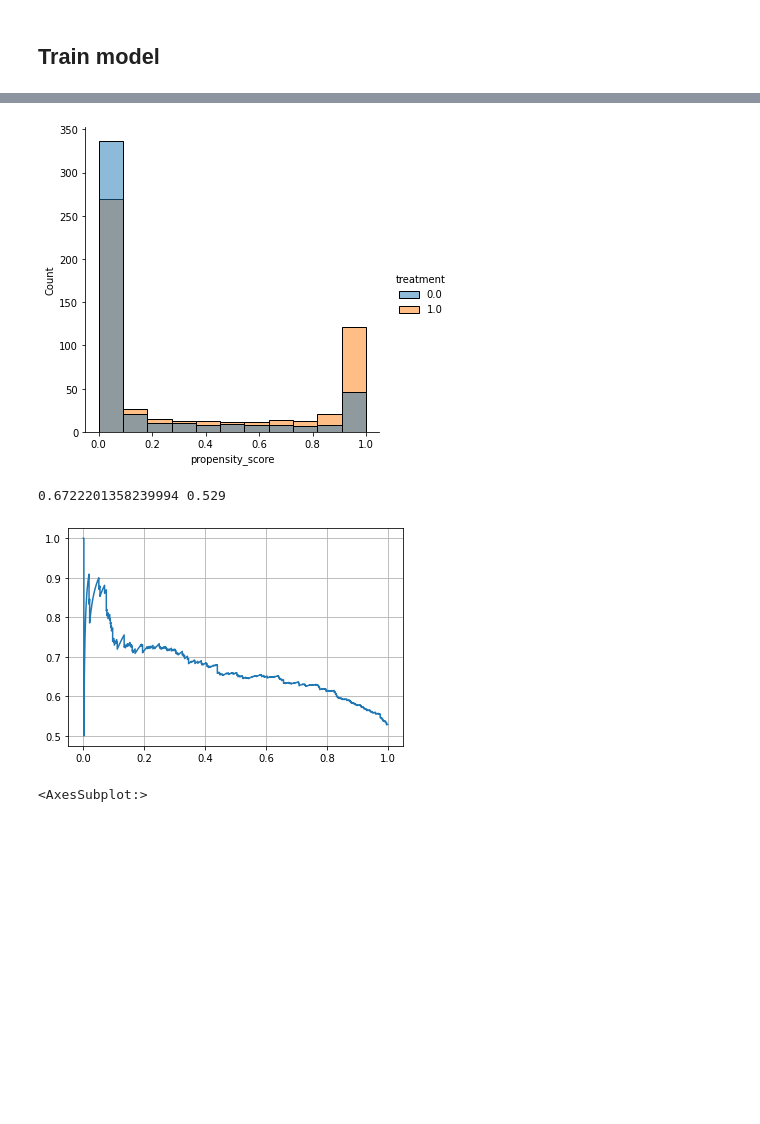
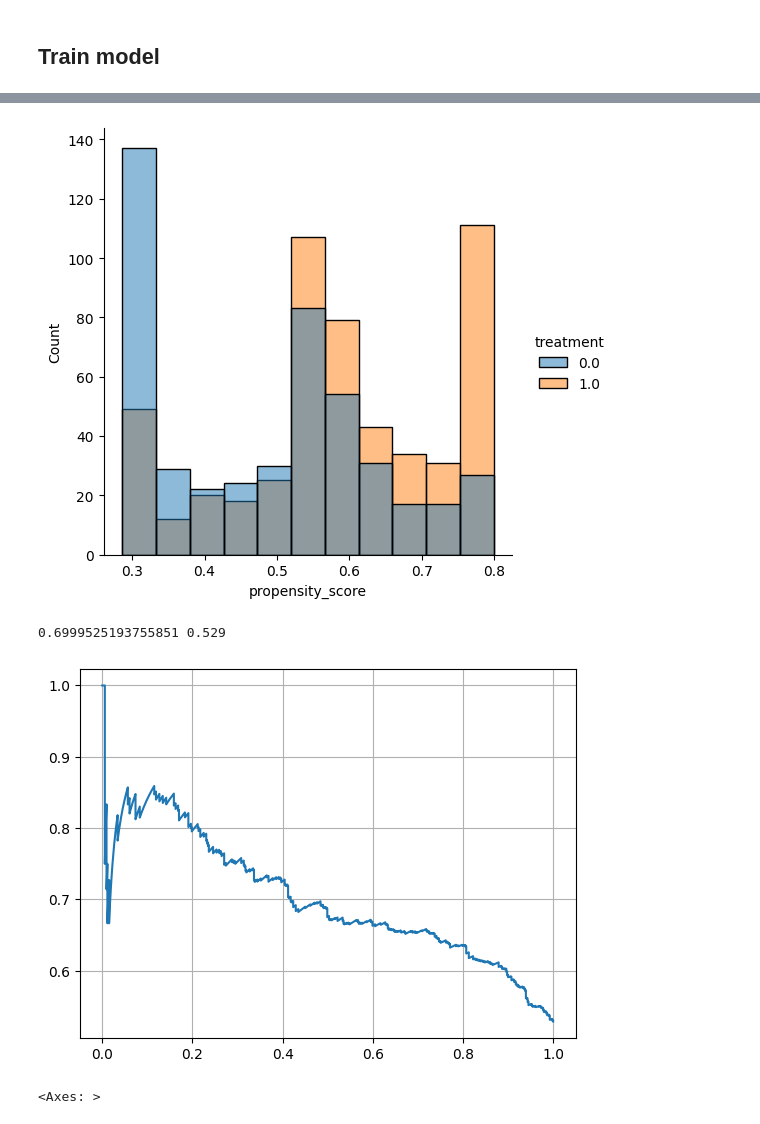
Before and after one commit to gmgeorg/pypsps, a Jupyter notebook: notebooks/pypsps_demo.ipynb, the cells around one changed output, grey strips where cells are left out. Drawn from its saved outputs; the diff is of its cells as text; code cells hidden in the pictures; blank space fills up the shorter version.

```diff
--- a/notebooks/pypsps_demo.ipynb
+++ b/notebooks/pypsps_demo.ipynb
@@ -252,7 +255,8 @@ psps_causal_loss = pypsps.keras.losses.CausalLoss(outcome_loss=psps_outcome_loss
                                   treatment_loss=psps_treat_loss,
                                   alpha=1.,
                                   outcome_loss_weight=0.01,
-                                  predictive_states_regularizer=pypress.keras.regularizers.DegreesOfFreedom(10, df=5 - 1),
+                                  predictive_states_regularizer=pypress.keras.regularizers.DegreesOfFreedom(
+                                      0.01, df=5 - 1),
                                   reduction="auto")
 
 # Test loss function
@@ -283,8 +287,9 @@ Non-trainable params: 46
 __________________________________________________________________________________________________
 # %%
 model.compile(loss=psps_causal_loss,
-              optimizer=tfk.optimizers.Nadam(learning_rate=0.001),
-              metrics=[pypsps.keras.metrics.propensity_score_crossentropy])
+              optimizer=tfk.optimizers.Nadam(learning_rate=0.01),
+              metrics=[pypsps.keras.metrics.PropensityScoreBinaryCrossentropy(),
+                      pypsps.keras.metrics.PropensityScoreAUC(curve="PR")])
 
 history = model.fit(input_data, output_data, epochs=50, batch_size=64,
                     verbose=2, validation_split=0.2,
@@ -325,0 +345,18 @@ sns.displot(pd.Series(propensity_score.ravel()))
+# %%
+psps_causal_loss = pypsps.keras.losses.CausalLoss(outcome_loss=psps_outcome_loss,
+                                  treatment_loss=psps_treat_loss,
+                                  alpha=1.,
+                                  outcome_loss_weight=1.0,
+                                  predictive_states_regularizer=pypress.keras.regularizers.DegreesOfFreedom(0.01, df=5 - 1),
+                                  reduction="auto")
+# Test loss function
+print(psps_causal_loss(output_data, y_pred))
+
+model.compile(loss=psps_causal_loss,
+              optimizer=tfk.optimizers.Nadam(learning_rate=0.01),
+              metrics=[pypsps.keras.metrics.propensity_score_crossentropy])
+
+history = model.fit(input_data, output_data, epochs=50, batch_size=64,
+                    verbose=2, validation_split=0.2,
+                    # callbacks=all_callbacks
+                   )
@@ -326,6 +381,6 @@ sns.displot(pd.Series(propensity_score.ravel()))
 # %%
 y_pred = model.predict(input_data)
-outcome_pred, const_scale, propensity_score, weights = pypsps.utils.split_y_pred(y_pred)
+outcome_pred, const_scale, weights, propensity_score = pypsps.utils.split_y_pred(y_pred)
 _eval_propensity(output_data[:, 1], propensity_score.ravel())
 weights_df = pd.DataFrame(weights, index=X_s.index, columns=["state" + str(i) for i in range(weights.shape[1])])
 sns.heatmap(weights_df.round(2))
@@ -333,4 +389,4 @@ sns.heatmap(weights_df.round(2))
-[figure, old version]
+[figure, new version]
-0.6722201358239994 0.529
+0.6999525193755851 0.529
-[figure, old version]
+[figure, new version]
-<AxesSubplot:>
+<Axes: >
```
Also changed, not shown: parts of 26 cells of this notebook, 14 other files.
